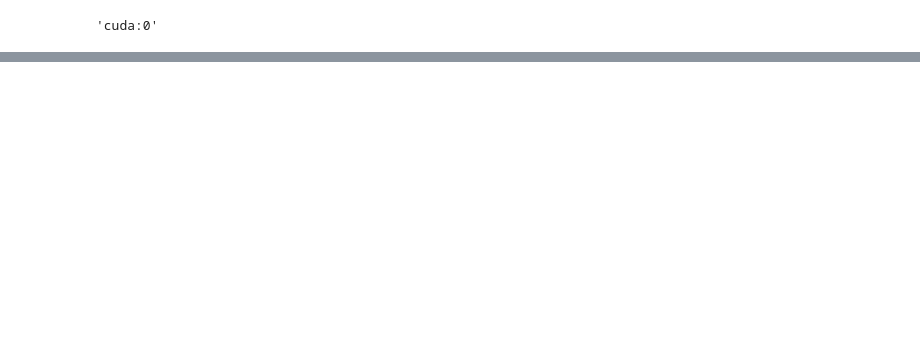
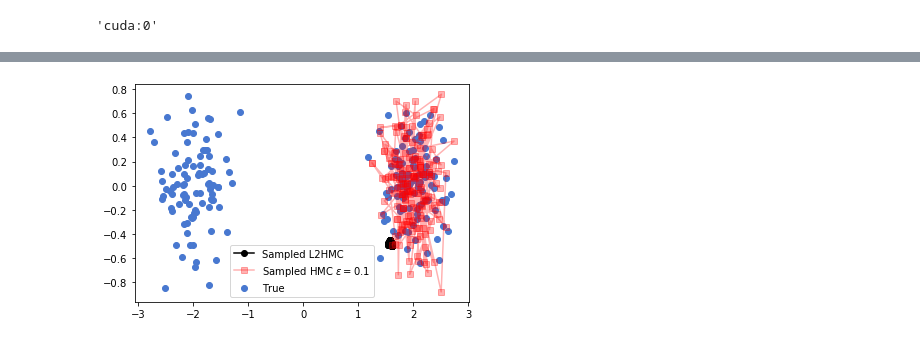
Before and after one commit to nkotelevskii/l2hmc_pytorch, a Jupyter notebook: l2hmc/our_alg_1.ipynb, the cells around one changed output, grey strips where cells are left out. Cells and saved outputs as stored; diff of their text form; code cells hidden in the pictures; blank space fills up the shorter version.

```diff
--- a/l2hmc/our_alg_1.ipynb
+++ b/l2hmc/our_alg_1.ipynb
@@ -176,13 +168,15 @@ plt.show()
 # %%
-num = 16
+num = 13
 
 points_to_plot = np.min([200, length_of_chains - 1])
 
 plt.scatter(S[:points_to_plot, 0], S[:points_to_plot, 1], label='True')
 plt.plot(L2HMC_samples[:points_to_plot, num, 0], L2HMC_samples[:points_to_plot, num, 1], label='Sampled L2HMC', color='black', marker='o')
 plt.plot(HMC_samples_2[:points_to_plot, num, 0], HMC_samples_2[:points_to_plot, num, 1], label='Sampled HMC $\epsilon=0.1$', color='red', marker='s', alpha=0.3)
 plt.legend()
 plt.show()
+# %% [output]
+[figure, added]
 # %%
 # num = 1
 plt.plot(L2HMC_samples[:points_to_plot, num, 0], L2HMC_samples[:points_to_plot, num, 1], label='Sampled L2HMC', color='black', marker='o')
```
Also changed, not shown: parts of 8 cells of this notebook, 3 other files.
